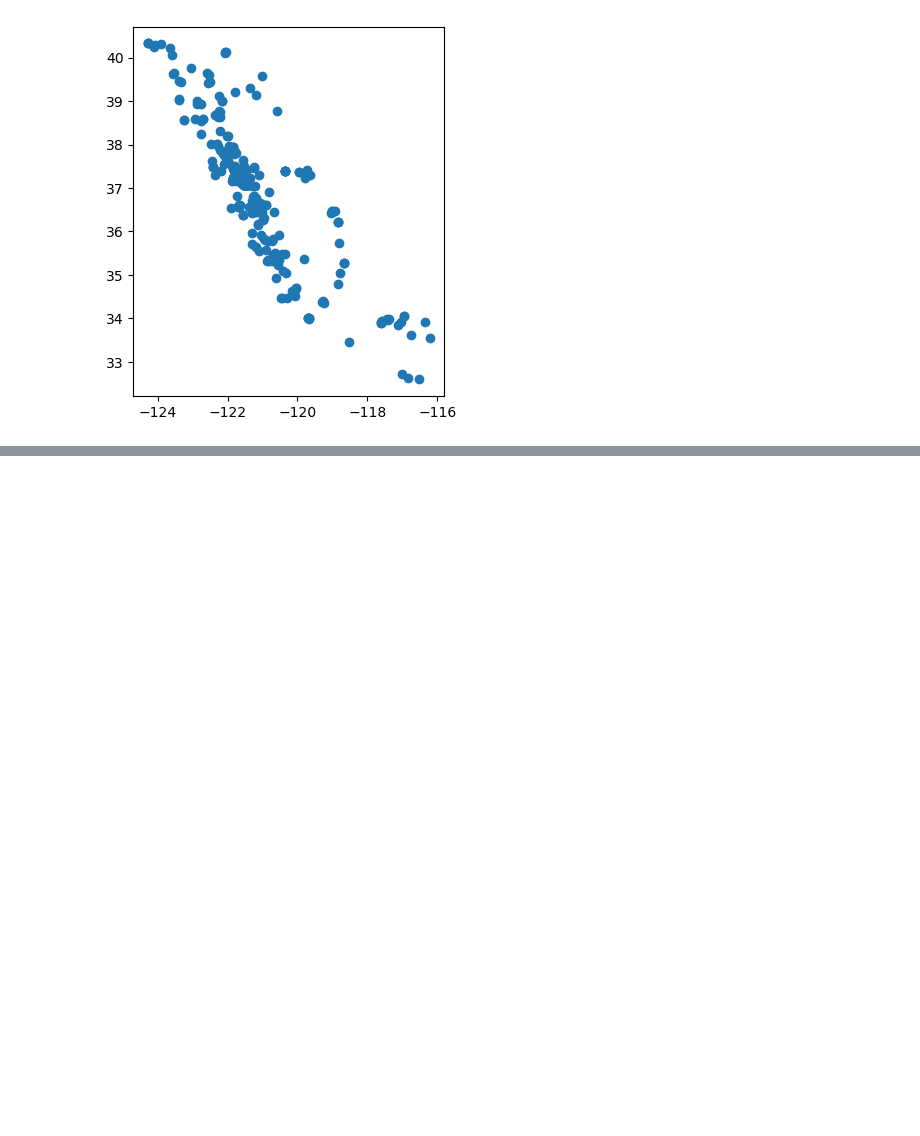
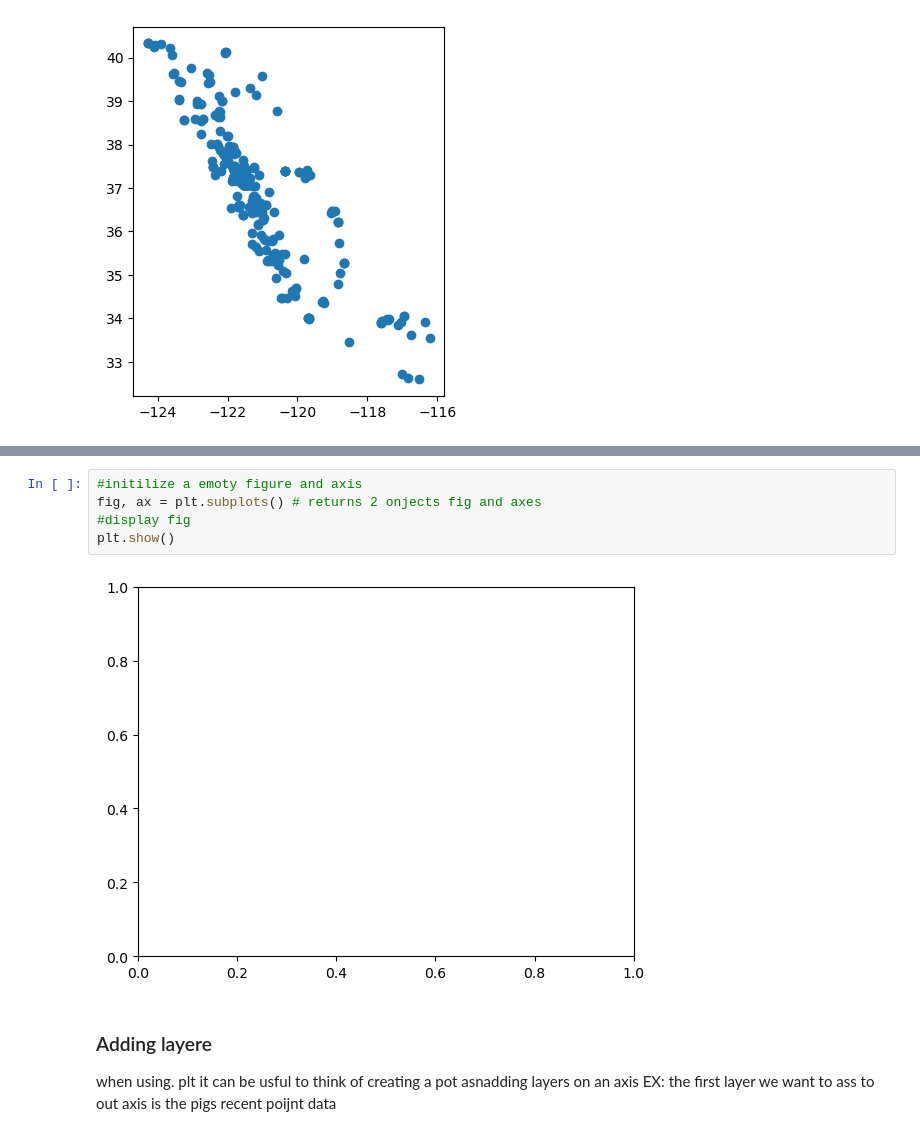
Before and after one commit to austinmartinez12/eds220-2025-in-class, a Jupyter notebook: week4/week4-geopandas.ipynb, the cells around one changed output, grey strips where cells are left out. Cells and saved outputs as stored; diff of their text form; blank space fills up the shorter version.

```diff
--- a/week4/week4-geopandas.ipynb
+++ b/week4/week4-geopandas.ipynb
@@ -175,0 +182,12 @@ pigs_recent.plot()
+# %%
+#initilize a emoty figure and axis
+fig, ax = plt.subplots() # returns 2 onjects fig and axes
+#display fig
+plt.show()
+# %% [output]
+[figure, added]
+# %% [markdown]
+### Adding layere
+when using. plt it can be usful to think of creating a pot asnadding layers on an axis
+EX:
+the first layer we want to ass to out axis is the pigs recent poijnt data
```
Also changed, not shown: parts of 4 cells of this notebook.
